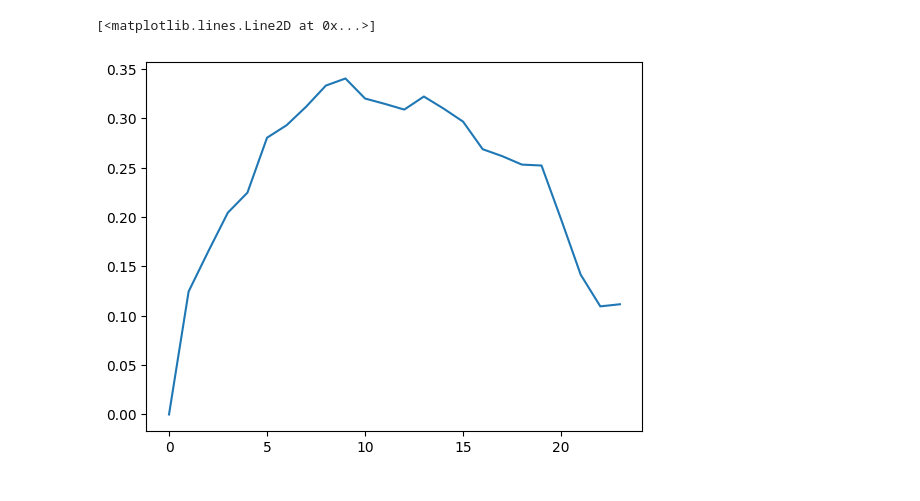
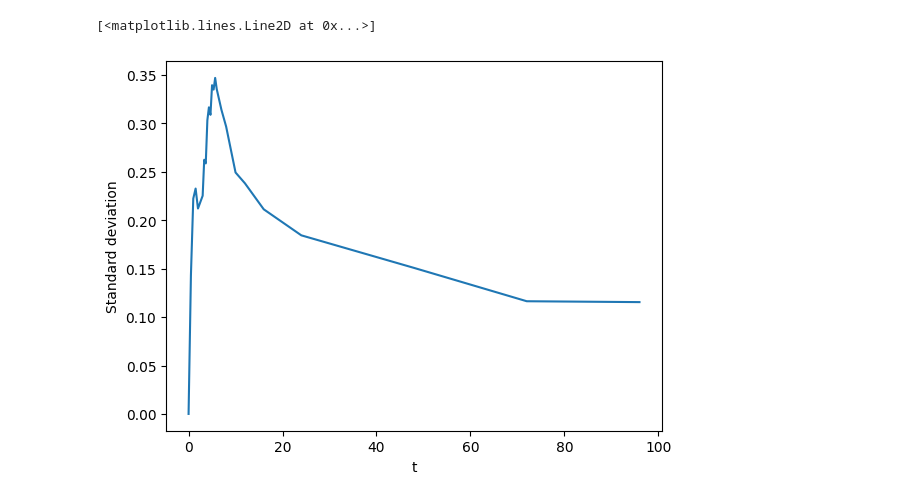
Before and after one commit to LumbaBalumba/yes-science, a Jupyter notebook: modelling.ipynb, the cells around one changed output. Drawn from its saved outputs; the diff is of its cells as text; code cells hidden in the pictures.

```diff
--- a/modelling.ipynb
+++ b/modelling.ipynb
@@ -43,7 +48,9 @@ plt.plot(residuals_mean)
 # %%
 residuals_std = np.std(residuals, axis=0)
-# %%
-plt.plot(residuals_std)
-# %% [output]
-[<matplotlib.lines.Line2D at 0x...>]
-[figure, removed]
+# %%
+plt.xlabel("t")
+plt.ylabel('Standard deviation')
+plt.plot(t, residuals_std)
+# %% [output]
+[<matplotlib.lines.Line2D at 0x...>]
+[figure, added]
```
Also changed, not shown: parts of 4 cells of this notebook, 20 other files.
